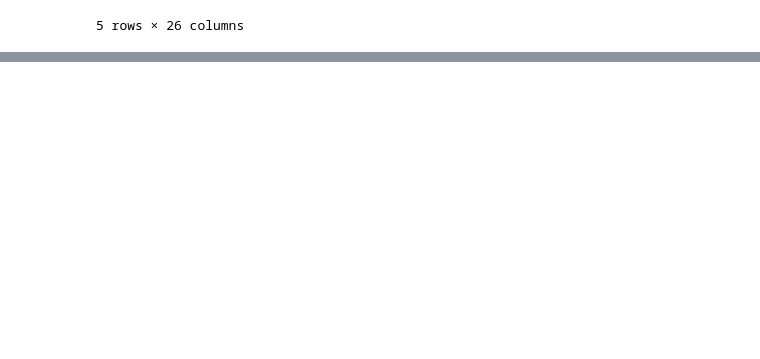
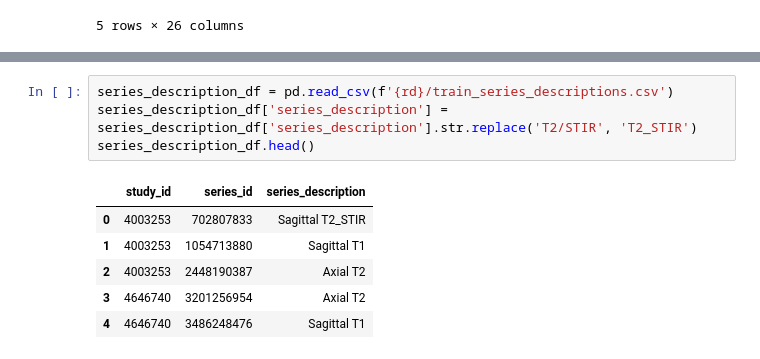
Before and after one commit to caxaxa/Kaggle-RSNA, a Jupyter notebook: training.ipynb, the cells around one changed output, grey strips where cells are left out. Drawn from its saved outputs; the diff is of its cells as text; blank space fills up the shorter version.

```diff
--- a/training.ipynb
+++ b/training.ipynb
@@ -61,0 +62,11 @@ LEVELS = [
+# %%
+series_description_df = pd.read_csv(f'{rd}/train_series_descriptions.csv')
+series_description_df['series_description'] = series_description_df['series_description'].str.replace('T2/STIR', 'T2_STIR')
+series_description_df.head()
+# %% [output]
+|  | study_id | series_id | series_description |
+| 0 | 4003253 | 702807833 | Sagittal T2_STIR |
+| 1 | 4003253 | 1054713880 | Sagittal T1 |
+| 2 | 4003253 | 2448190387 | Axial T2 |
+| 3 | 4646740 | 3201256954 | Axial T2 |
+| 4 | 4646740 | 3486248476 | Sagittal T1 |
```
Also changed, not shown: parts of 16 cells of this notebook, 1 other file.
